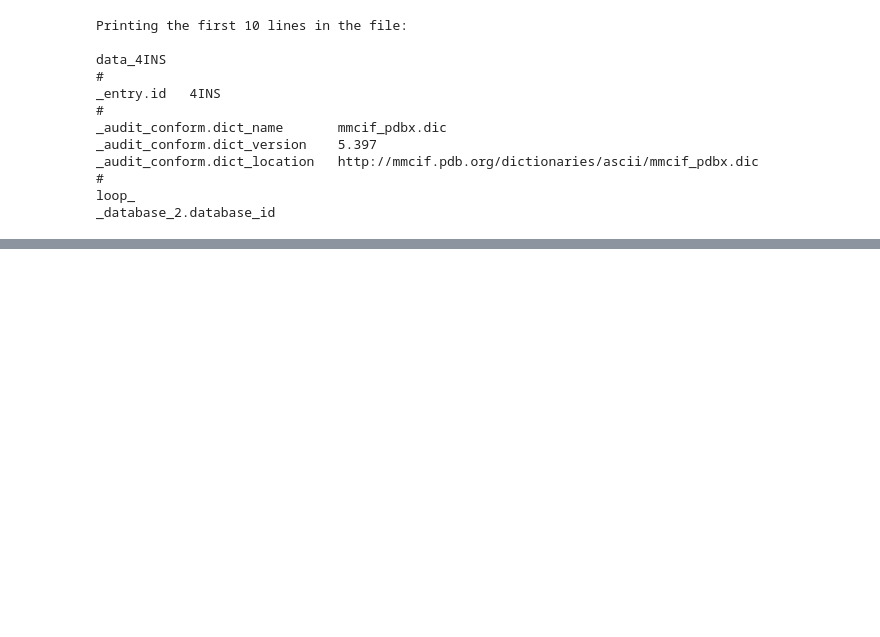
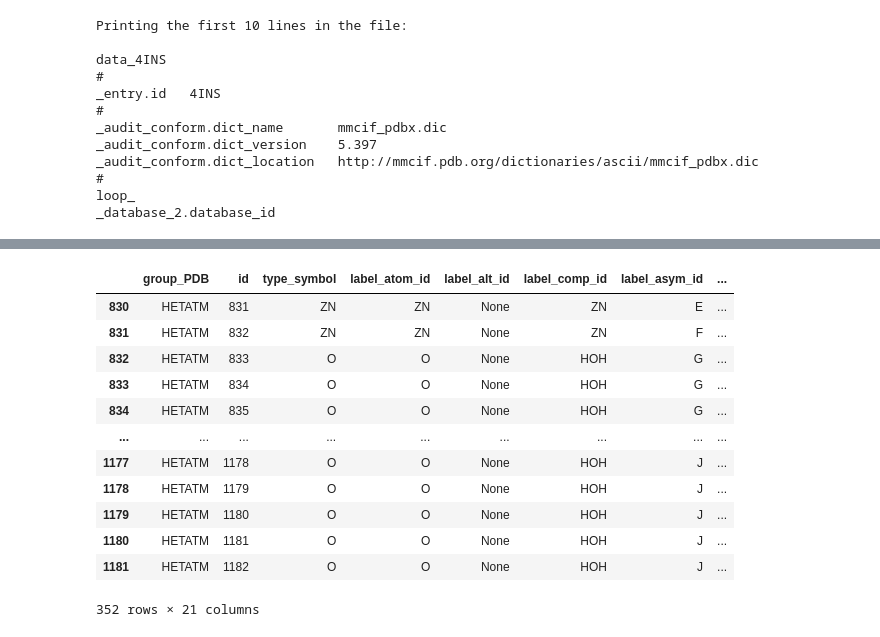
Before and after one commit to rajaonsonella/csc2541_lab1, a Jupyter notebook: lab1_notebook.ipynb, the cells around one changed output, grey strips where cells are left out. Cells and saved outputs as stored; diff of their text form; code cells hidden in the pictures; blank space fills up the shorter version.

```diff
--- a/lab1_notebook.ipynb
+++ b/lab1_notebook.ipynb
@@ -97,0 +156,16 @@ dict_keys(['ATOM', 'HETATM', 'ANISOU'])
+# %%
+mmcif.df["HETATM"]
+# %% [output]
+|  | group_PDB | id | type_symbol | label_atom_id | label_alt_id | label_comp_id | label_asym_id | ... |
+| 830 | HETATM | 831 | ZN | ZN | None | ZN | E | ... |
+| 831 | HETATM | 832 | ZN | ZN | None | ZN | F | ... |
+| 832 | HETATM | 833 | O | O | None | HOH | G | ... |
+| 833 | HETATM | 834 | O | O | None | HOH | G | ... |
+| 834 | HETATM | 835 | O | O | None | HOH | G | ... |
+| ... | ... | ... | ... | ... | ... | ... | ... | ... |
+| 1177 | HETATM | 1178 | O | O | None | HOH | J | ... |
+| 1178 | HETATM | 1179 | O | O | None | HOH | J | ... |
+| 1179 | HETATM | 1180 | O | O | None | HOH | J | ... |
+| 1180 | HETATM | 1181 | O | O | None | HOH | J | ... |
+| 1181 | HETATM | 1182 | O | O | None | HOH | J | ... |
+352 rows × 21 columns
```
Also changed, not shown: parts of 40 cells of this notebook.
